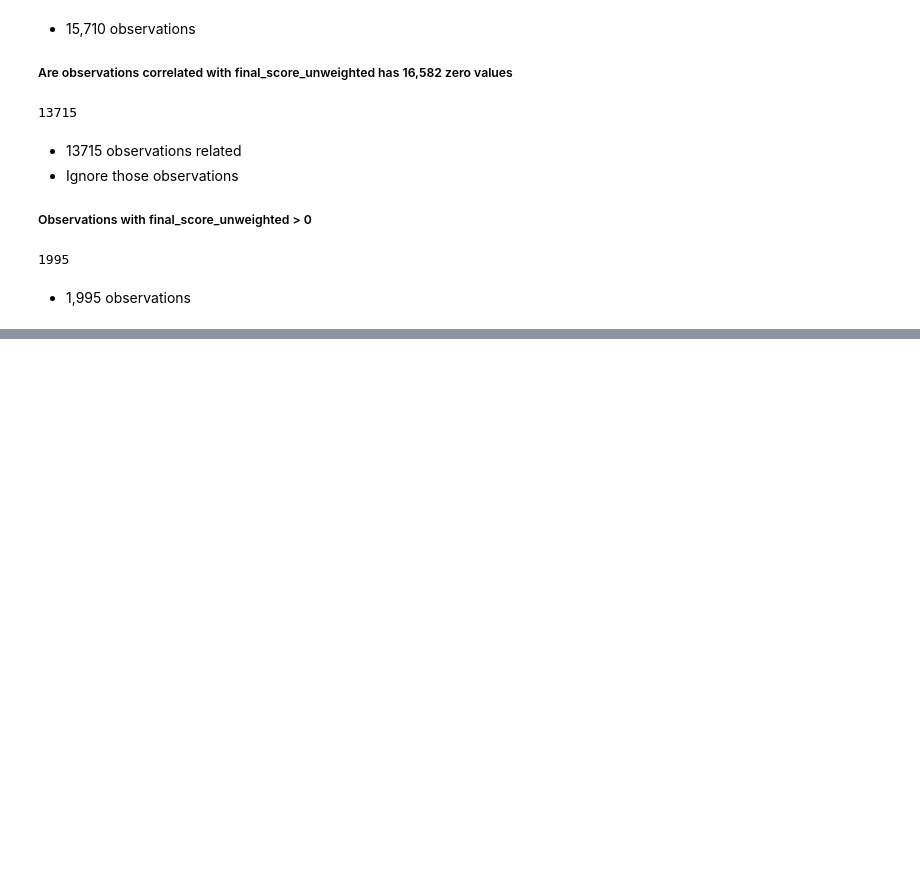
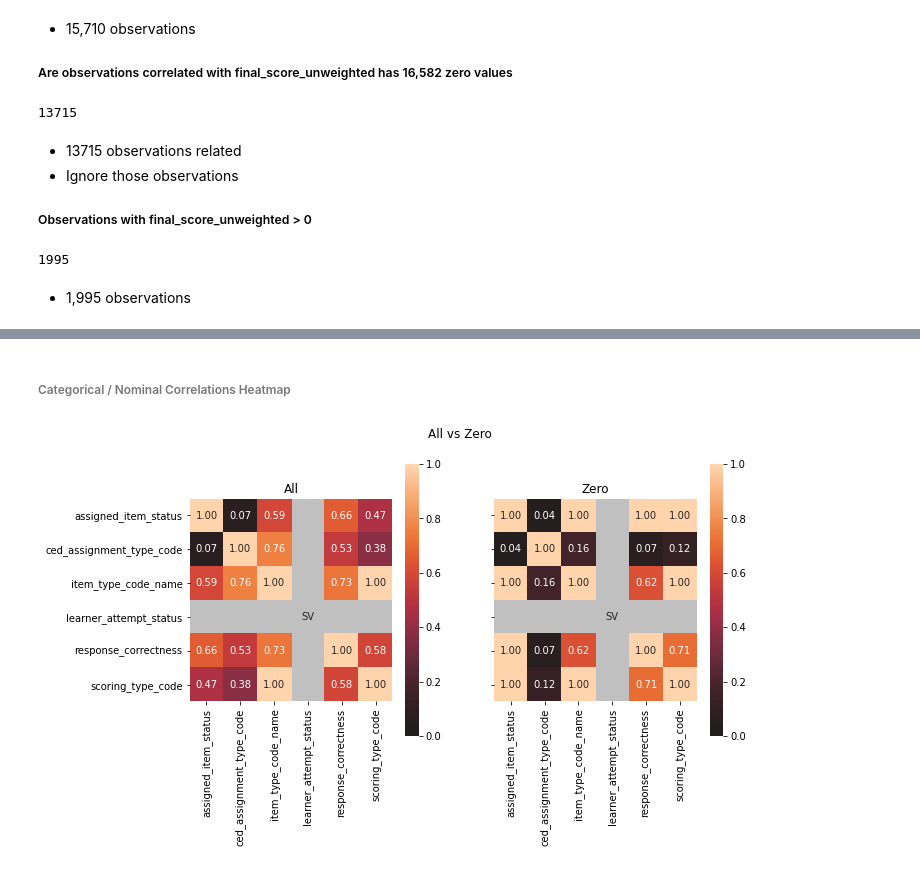
Before and after one commit to dlhinkley/c772-capstone-project, a Jupyter notebook: jupyter/investigation/investigate-15710-null-assessment-item-response-id.ipynb, the cells around one changed output, grey strips where cells are left out. Cells and saved outputs as stored; diff of their text form; code cells hidden in the pictures; blank space fills up the shorter version.

```diff
--- a/jupyter/investigation/investigate-15710-null-assessment-item-response-id.ipynb
+++ b/jupyter/investigation/investigate-15710-null-assessment-item-response-id.ipynb
@@ -36,0 +77,14 @@ dfNull.count()
+# %% [markdown]
+###### Categorical / Nominal Correlations Heatmap
+# %%
+types = get_var_types()
+
+dual_assoc_heatmap(
+    get_random_sample(dfFlt).select(*types['nominalVars']),
+    dfNull.select(*types['nominalVars']),
+    'All',
+    'Zero',
+    'All vs Zero'
+)
+# %% [output]
+[figure, added]
```
Also changed, not shown: parts of 16 cells of this notebook.
